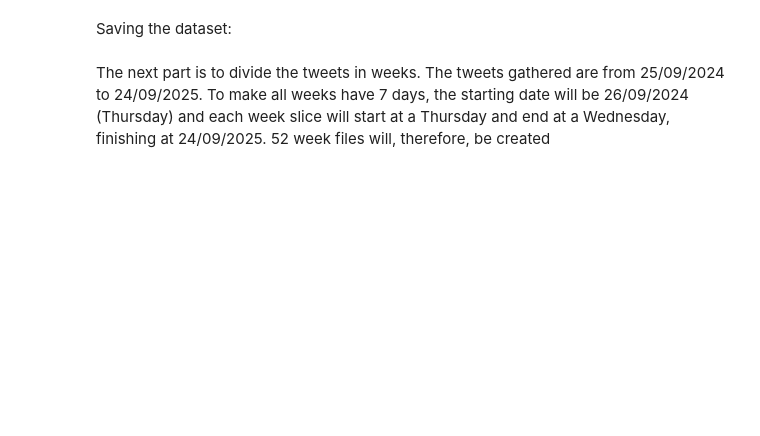
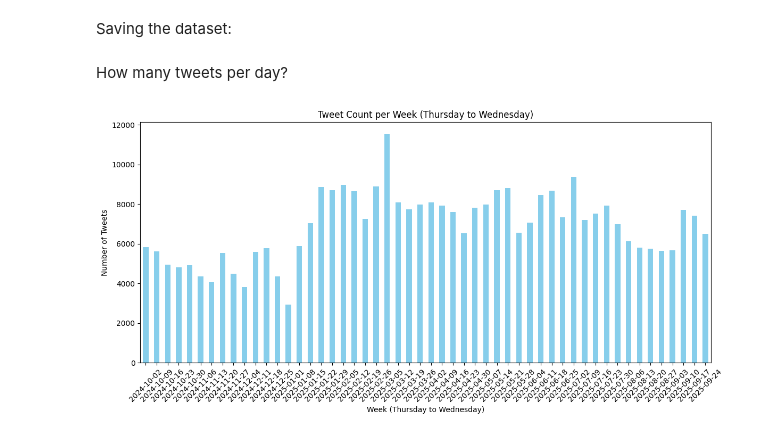
Before and after one commit to ossclaudia/Detecting-Topic-Merges-and-Splits-in-Dynamic-Political-Conversations, a Jupyter notebook: Code/Inicial Analysis.ipynb, the cells around one changed output. Saved outputs shown, nothing was run; the diff lists cells and outputs as text; code cells hidden in the pictures; blank space fills up the shorter version.

Commit message:
delete weeks

```diff
--- a/Code/Inicial Analysis.ipynb
+++ b/Code/Inicial Analysis.ipynb
@@ -154,30 +160,24 @@ dtype: int64
+# %%
+df = df.drop(columns=["Active On X"])
+df['created_at'] = pd.to_datetime(df['created_at'])
+df = df[df['created_at'].dt.date != pd.to_datetime('2024-09-25').date()]
 # %% [markdown]
 Saving the dataset:
 # %%
 df.to_csv("datasets/tweets.csv", index=False)
-# %% [markdown]
-The next part is to divide the tweets in weeks. The tweets gathered are from 25/09/2024 to 24/09/2025. To make all weeks have 7 days, the starting date will be 26/09/2024 (Thursday) and each week slice will start at a Thursday and end at a Wednesday, finishing at 24/09/2025. 52 week files will, therefore, be created
-# %%
-df['created_at'] = pd.to_datetime(df['created_at'])
-
-df = df.sort_values('created_at')
-
-start_date = pd.Timestamp("2024-09-26")  # Thursday
-end_date = pd.Timestamp("2025-09-24")    # Wednesday
-
-os.makedirs("datasets/weeks", exist_ok=True)
-
-week_num = 1
-current_start = start_date
-
-while current_start <= end_date:
-    current_end = current_start + pd.Timedelta(days=6)  # From Thursday until next Wednesday
-
-    mask = (df['created_at'] >= current_start) & (df['created_at'] <= current_end)
-    week_df = df.loc[mask]
-
-    week_filename = f"week{week_num}.csv"
-    week_df.to_csv(os.path.join("datasets/weeks", week_filename), index=False)
-
-    current_start = current_end + pd.Timedelta(days=1)
-    week_num += 1
+# %% [markdown]
+How many tweets per day?
+# %%
+df['week'] = df['created_at'].dt.to_period('W-WED').apply(lambda r: r.end_time.date())
+tweetsperweek = df.groupby('week').size()
+
+plt.figure(figsize=(12,6))
+tweetsperweek.plot(kind='bar', color='skyblue')
+plt.xlabel('Week (Thursday to Wednesday)')
+plt.ylabel('Number of Tweets')
+plt.title('Tweet Count per Week (Thursday to Wednesday)')
+plt.xticks(rotation=45)
+plt.tight_layout()
+plt.show()
+# %% [output]
+[figure, added]
```
Also changed, not shown: parts of 2 cells of this notebook, 57 other files.
